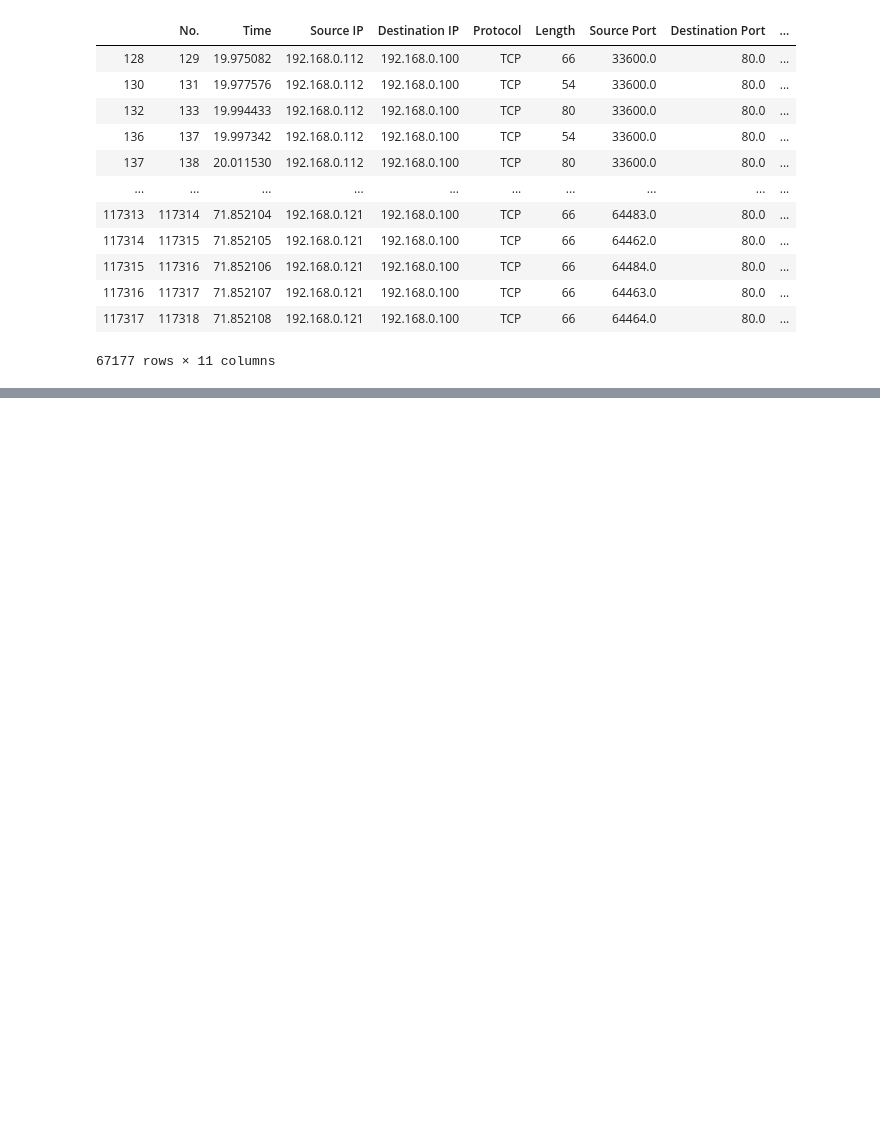
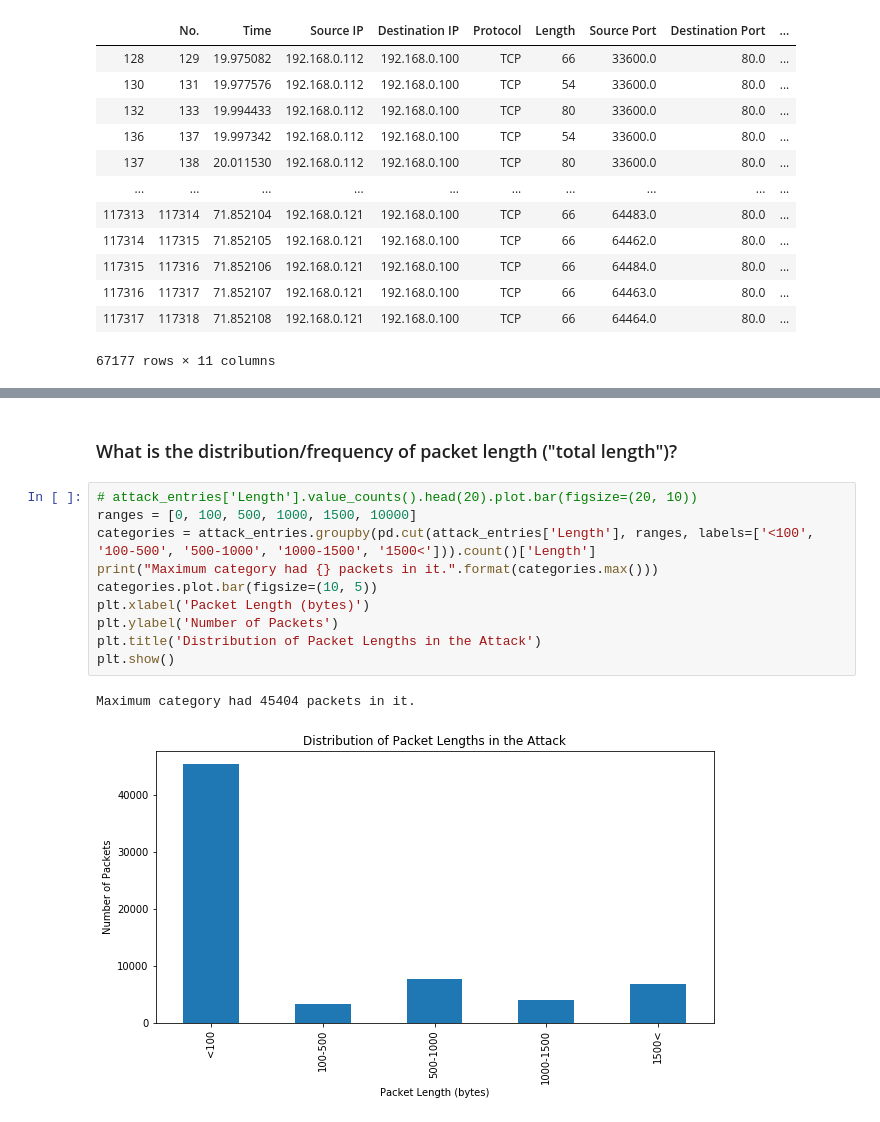
Before and after one commit to NijeboerFrank/jupyter-assignment-3, a Jupyter notebook: Assignment3.ipynb, the cells around one changed output, grey strips where cells are left out. Cells and saved outputs as stored; diff of their text form; blank space fills up the shorter version.

```diff
--- a/Assignment3.ipynb
+++ b/Assignment3.ipynb
@@ -38,0 +73,15 @@ attack_entries
+# %% [markdown]
+### What is the distribution/frequency of packet length ("total length")?
+# %%
+# attack_entries['Length'].value_counts().head(20).plot.bar(figsize=(20, 10))
+ranges = [0, 100, 500, 1000, 1500, 10000]
+categories = attack_entries.groupby(pd.cut(attack_entries['Length'], ranges, labels=['<100', '100-500', '500-1000', '1000-1500', '1500<'])).count()['Length']
+print("Maximum category had {} packets in it.".format(categories.max()))
+categories.plot.bar(figsize=(10, 5))
+plt.xlabel('Packet Length (bytes)')
+plt.ylabel('Number of Packets')
+plt.title('Distribution of Packet Lengths in the Attack')
+plt.show()
+# %% [output]
+Maximum category had 45404 packets in it.
+[figure, added]
```
Also changed, not shown: parts of 5 cells of this notebook, 2 other files.
